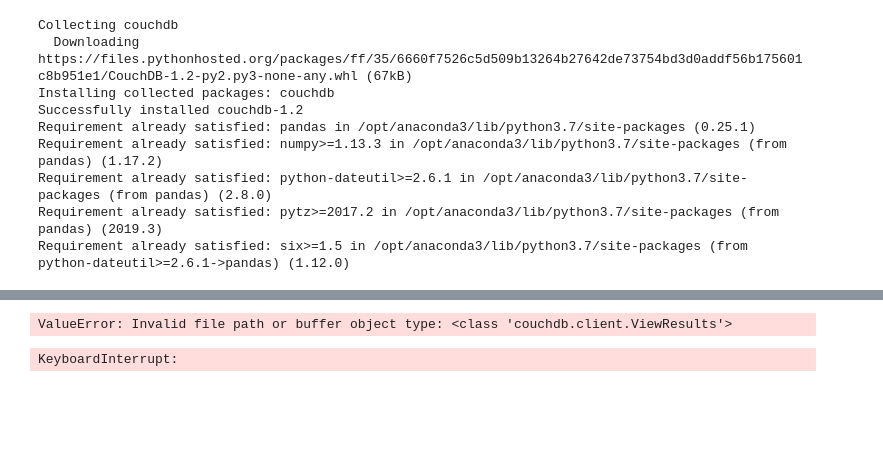
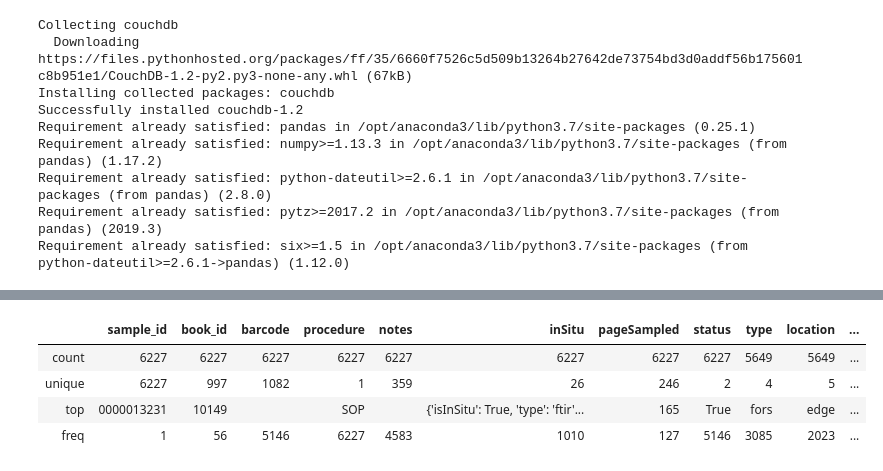
Before and after one commit to hujingc/umsi_loc_anc, a Jupyter notebook: initial_data_visualizations.ipynb, the cells around one changed output, grey strips where cells are left out. Drawn from its saved outputs; the diff is of its cells as text; code cells hidden in the pictures; blank space fills up the shorter version.

```diff
--- a/initial_data_visualizations.ipynb
+++ b/initial_data_visualizations.ipynb
@@ -179,9 +88,8 @@ analysis1["data"][0]
-# %%
-x = pd.read_json(rows)
-x
-# %% [output]
-ValueError: Invalid file path or buffer object type: <class 'couchdb.client.ViewResults'>
-# %%
-data
-# %% [output]
-KeyboardInterrupt:
+# %%
+sample2.describe()
+# %% [output]
+|  | sample_id | book_id | barcode | procedure | notes | inSitu | pageSampled | status | type | location | ... |
+| count | 6227 | 6227 | 6227 | 6227 | 6227 | 6227 | 6227 | 6227 | 5649 | 5649 | ... |
+| unique | 6227 | 997 | 1082 | 1 | 359 | 26 | 246 | 2 | 4 | 5 | ... |
+| top | 0000013231 | 10149 |  | SOP |  | {'isInSitu': True, 'type': 'ftir'... | 165 | True | fors | edge | ... |
+| freq | 1 | 56 | 5146 | 6227 | 4583 | 1010 | 127 | 5146 | 3085 | 2023 | ... |
```
Also changed, not shown: parts of 18 cells of this notebook.
